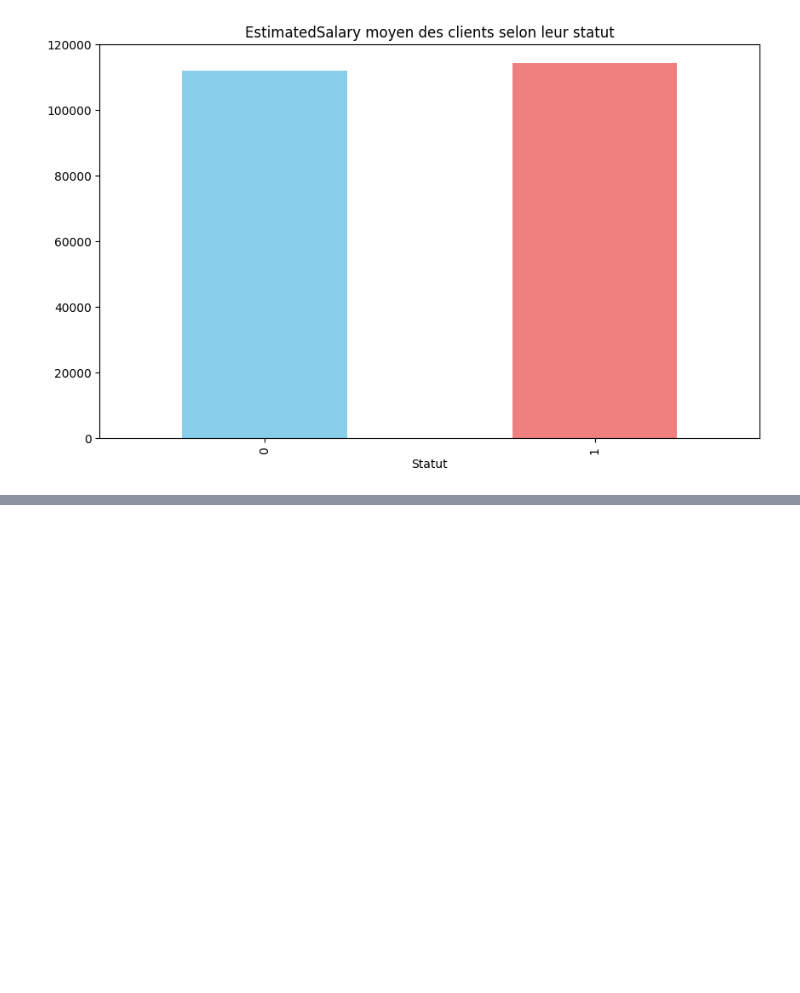
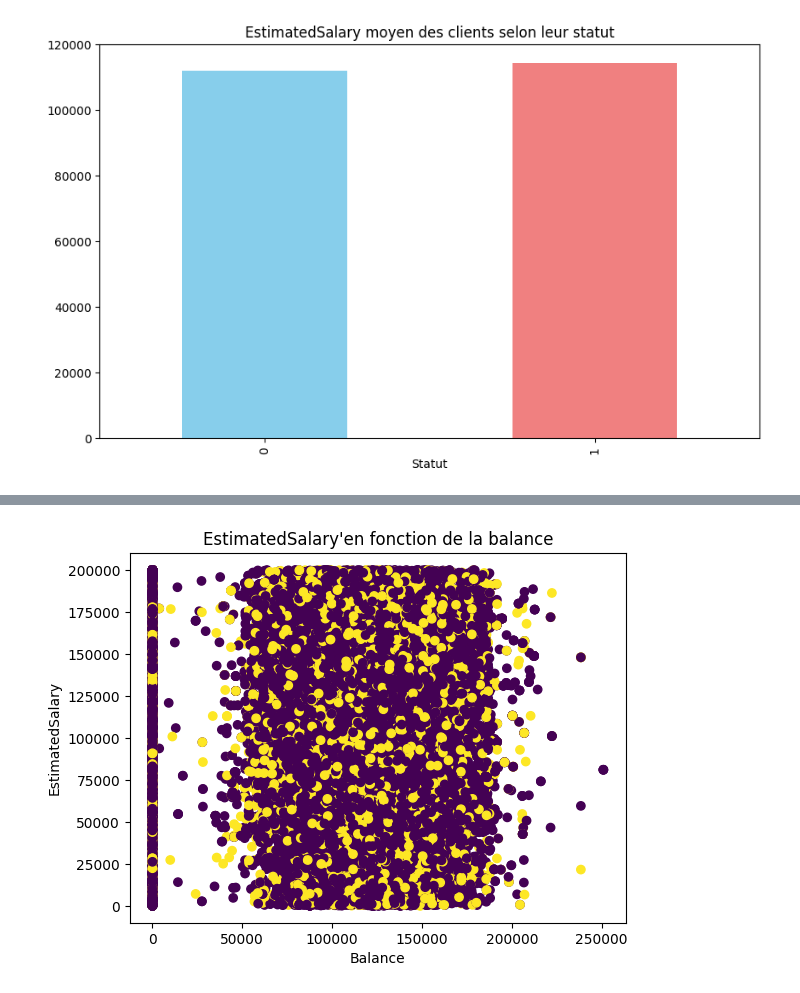
Before and after one commit to lathiam/projet-de-classification, a Jupyter notebook: Analyse.ipynb, the cells around one changed output, grey strips where cells are left out. Cells and saved outputs as stored; diff of their text form; code cells hidden in the pictures; blank space fills up the shorter version.

```diff
--- a/Analyse.ipynb
+++ b/Analyse.ipynb
@@ -465,0 +484,8 @@ Text(0.5, 0, 'Statut')
+# %%
+plt.scatter(df['Balance'], df['EstimatedSalary'], c=df['Exited'])
+plt.title("EstimatedSalary'en fonction de la balance")
+plt.xlabel('Balance')
+plt.ylabel('EstimatedSalary')
+plt.show()
+# %% [output]
+[figure, added]
```
Also changed, not shown: parts of 3 cells of this notebook.
